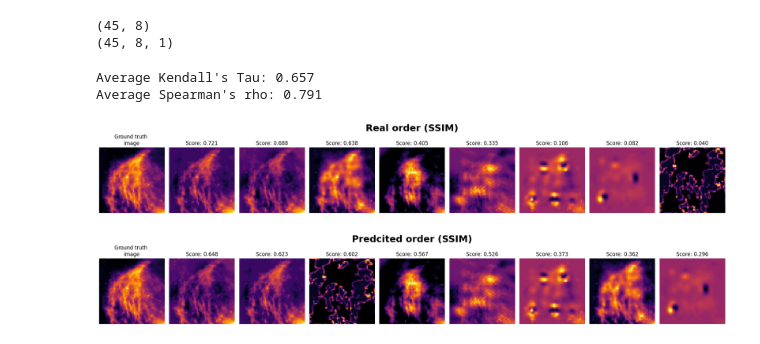
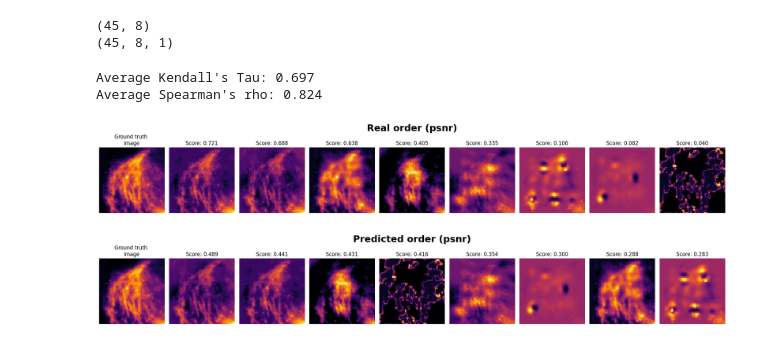
Before and after one commit to Luis-Valenzuela-Concha/AQuaRRAI, a Jupyter notebook: notebooks/model/model_no_context.ipynb, the cells around one changed output. Drawn from its saved outputs; the diff is of its cells as text; code cells hidden in the pictures.

```diff
--- a/notebooks/model/model_no_context.ipynb
+++ b/notebooks/model/model_no_context.ipynb
@@ -50,7 +50,7 @@ from src.model.utils.prepare_data import prepare_data_for_model
 
 grouped = True
 include_filtered = False
-y_score = 'ssim'
+y_score = 'psnr' # Choice of 'ssim' or 'psnr'
 
 x_train, y_train = prepare_data_for_model(train, include_filtered=include_filtered, grouped=grouped, score=y_score)
 x_val, y_val = prepare_data_for_model(val, include_filtered=include_filtered, grouped=grouped, score=y_score)
@@ -224,8 +224,8 @@ avg_spearmanr /= len(y_test)
 print(f"Average Kendall's Tau: {avg_kendalltau:.3f}")
 print(f"Average Spearman's rho: {avg_spearmanr:.3f}")
 # %% [output]
-Average Kendall's Tau: 0.657
-Average Spearman's rho: 0.791
+Average Kendall's Tau: 0.697
+Average Spearman's rho: 0.824
 # %%
 idx_test = 10
 # %%
@@ -255,30 +255,30 @@ def plot_ranked_reconstructions(ground_truth, reconstructions, scores, title, n=
 # %%
 real_scores = np.array([
     recon.metrics.ssim.value for recon in test[idx_test].reconstructions
 ])
 
 ssim_scaler = scalers['ssim']
 real_scores = ssim_scaler.inverse_transform(real_scores.reshape(-1, 1)).flatten()
 
 pred_scores = y_pred_set[idx_test, :, 0]
 pred_scores = ssim_scaler.inverse_transform(pred_scores.reshape(-1, 1)).flatten()
 
 
 plot_ranked_reconstructions(
     ground_truth=test[idx_test].ground_truth.data,
     reconstructions=test[idx_test].reconstructions,
     scores=real_scores,
-    title="Real order (SSIM)",
+    title=f"Real order ({y_score})",
     n=8
 )
 
 plot_ranked_reconstructions(
     ground_truth=test[idx_test].ground_truth.data,
     reconstructions=test[idx_test].reconstructions,
     scores=pred_scores,
-    title="Predicted order (SSIM)",
+    title=f"Predicted order ({y_score})",
     n=8
 )
 # %% [output]
 [figure]
-[figure, old version]
+[figure, new version]
```
Also changed, not shown: parts of 6 cells of this notebook, 7 other files.
